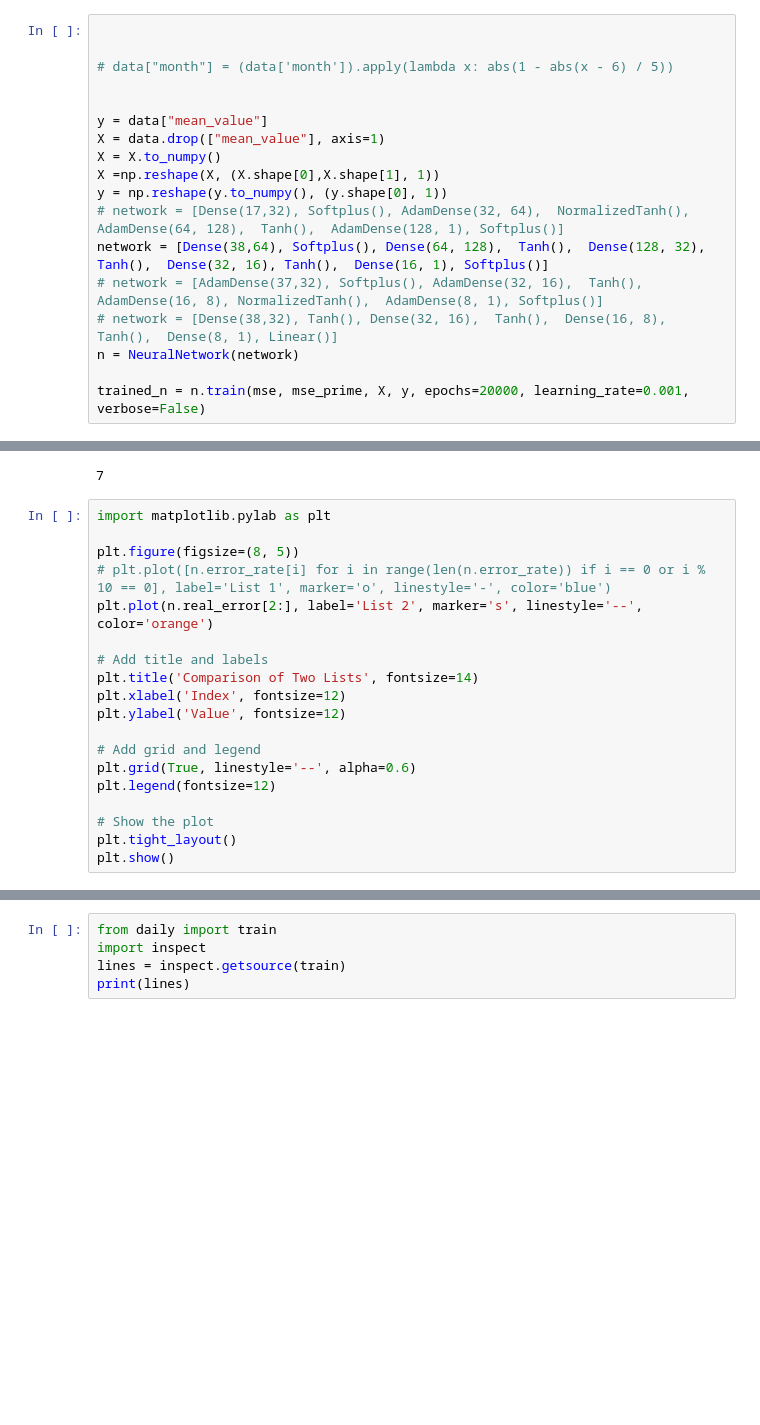
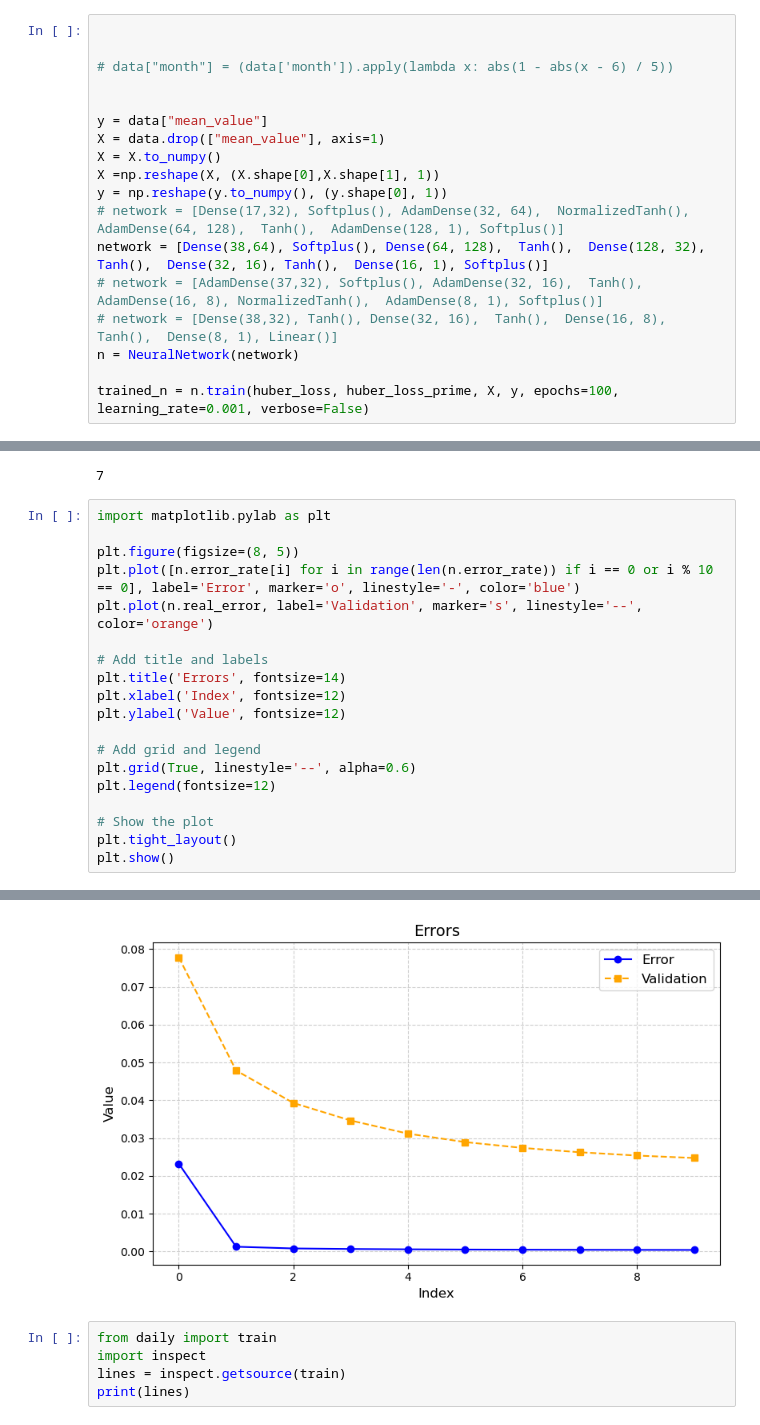
Before and after one commit to DkA18/Hasp, a Jupyter notebook: solar_prediction/app/daily_notebook.ipynb, the cells around one changed output, grey strips where cells are left out. Cells and saved outputs as stored; diff of their text form; blank space fills up the shorter version.

```diff
--- a/solar_prediction/app/daily_notebook.ipynb
+++ b/solar_prediction/app/daily_notebook.ipynb
@@ -106,5 +106,5 @@ network = [Dense(38,64), Softplus(), Dense(64, 128),  Tanh(),  Dense(128, 32), T
 # network = [Dense(38,32), Tanh(), Dense(32, 16),  Tanh(),  Dense(16, 8), Tanh(),  Dense(8, 1), Linear()]
 n = NeuralNetwork(network)
 
-trained_n = n.train(mse, mse_prime, X, y, epochs=20000, learning_rate=0.001, verbose=False)
+trained_n = n.train(huber_loss, huber_loss_prime, X, y, epochs=100, learning_rate=0.001, verbose=False)
 # %% [output]
@@ -132,11 +125,11 @@ Complete Validation on 2190/20000 epoch, actual=941.0, prediction=978.0, miss=18
 import matplotlib.pylab as plt
 
 plt.figure(figsize=(8, 5))
-# plt.plot([n.error_rate[i] for i in range(len(n.error_rate)) if i == 0 or i % 10 == 0], label='List 1', marker='o', linestyle='-', color='blue')
-plt.plot(n.real_error[2:], label='List 2', marker='s', linestyle='--', color='orange')
+plt.plot([n.error_rate[i] for i in range(len(n.error_rate)) if i == 0 or i % 10 == 0], label='Error', marker='o', linestyle='-', color='blue')
+plt.plot(n.real_error, label='Validation', marker='s', linestyle='--', color='orange')
 
 # Add title and labels
-plt.title('Comparison of Two Lists', fontsize=14)
+plt.title('Errors', fontsize=14)
 plt.xlabel('Index', fontsize=12)
 plt.ylabel('Value', fontsize=12)
 
@@ -153,3 +144,4 @@ NameError: name 'n' is not defined
+[figure, added]
 # %%
 from daily import train
 import inspect
```
Also changed, not shown: parts of 3 cells of this notebook, 4 other files.
